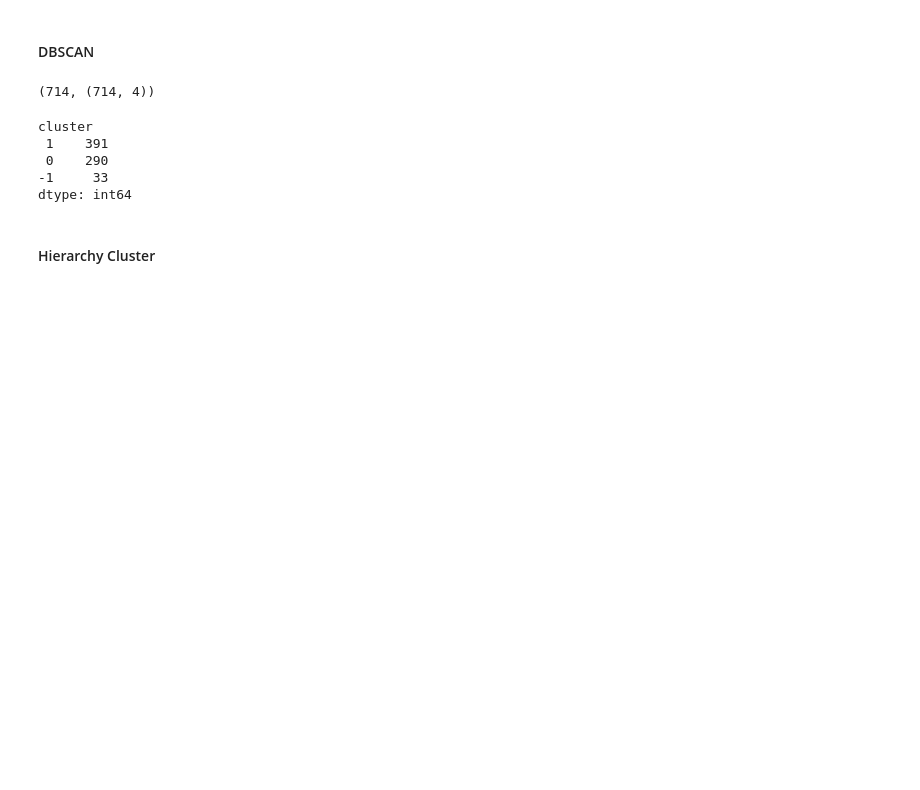
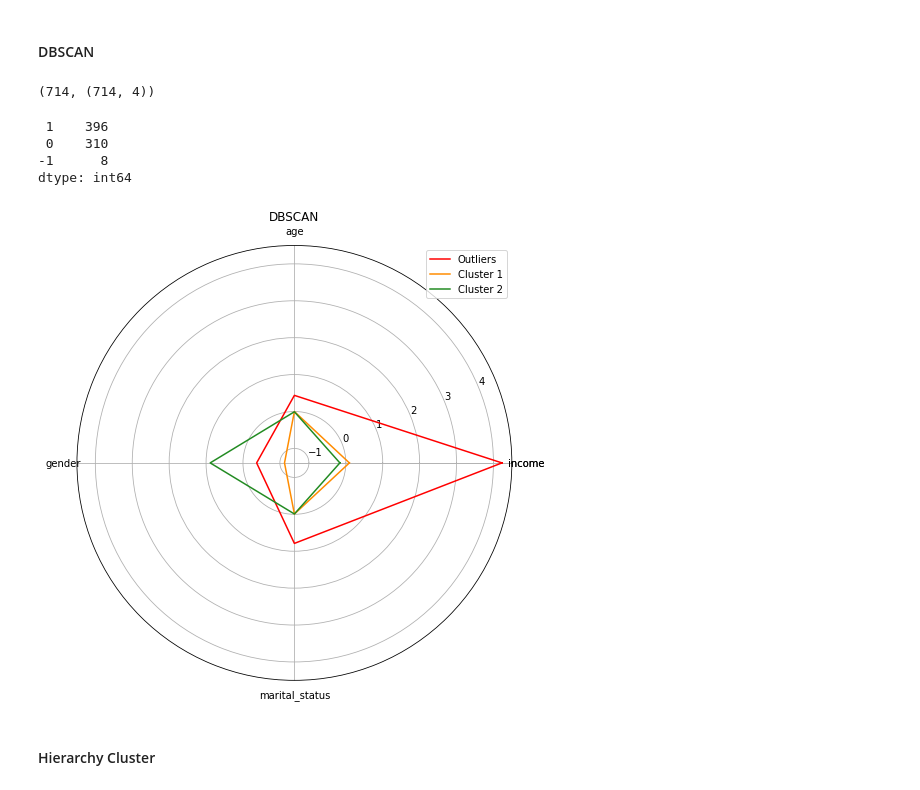
Before and after one commit to fynnweaver/Clustering_Demographic_Info, a Jupyter notebook: Clustering.ipynb, the cells around one changed output. Saved outputs shown, nothing was run; the diff lists cells and outputs as text; code cells hidden in the pictures; blank space fills up the shorter version.

```diff
--- a/Clustering.ipynb
+++ b/Clustering.ipynb
@@ -104,9 +171,8 @@ DBSCAN_test(age_income, combos, [2, 4])
 # %% [markdown]
 #### DBSCAN
 # %%
-#now lets try DBSCAN
 db = DBSCAN(eps=1.2,
-            min_samples=20,
+            min_samples=10,
             metric='euclidean')
 
 y_db = db.fit_predict(customers_normal.values)
@@ -114,18 +180,15 @@ y_db = db.fit_predict(customers_normal.values)
 len(y_db), customers_normal.shape
 # %% [output]
 (714, (714, 4))
-# %%
-#concatinate clustering and data
-db_data = pd.concat([customers_normal,pd.DataFrame(y_db)], axis=1)
-db_data  = db_data.rename(columns= {0: 'cluster'})
-
-db_data.value_counts('cluster')
-# %% [output]
-cluster
- 1    391
- 0    290
--1     33
-dtype: int64
+# %%
+print(pd.DataFrame(y_db).value_counts())
+radar_plot(customers_normal, y_db, 'DBSCAN', 'data_imgs/normal_DBSCAN.png')
+# %% [output]
+ 1    396
+ 0    310
+-1      8
+dtype: int64
+[figure, new version]
 # %% [markdown]
 #### Hierarchy Cluster
 # %%
```
Also changed, not shown: parts of 36 cells of this notebook, 9 other files.
